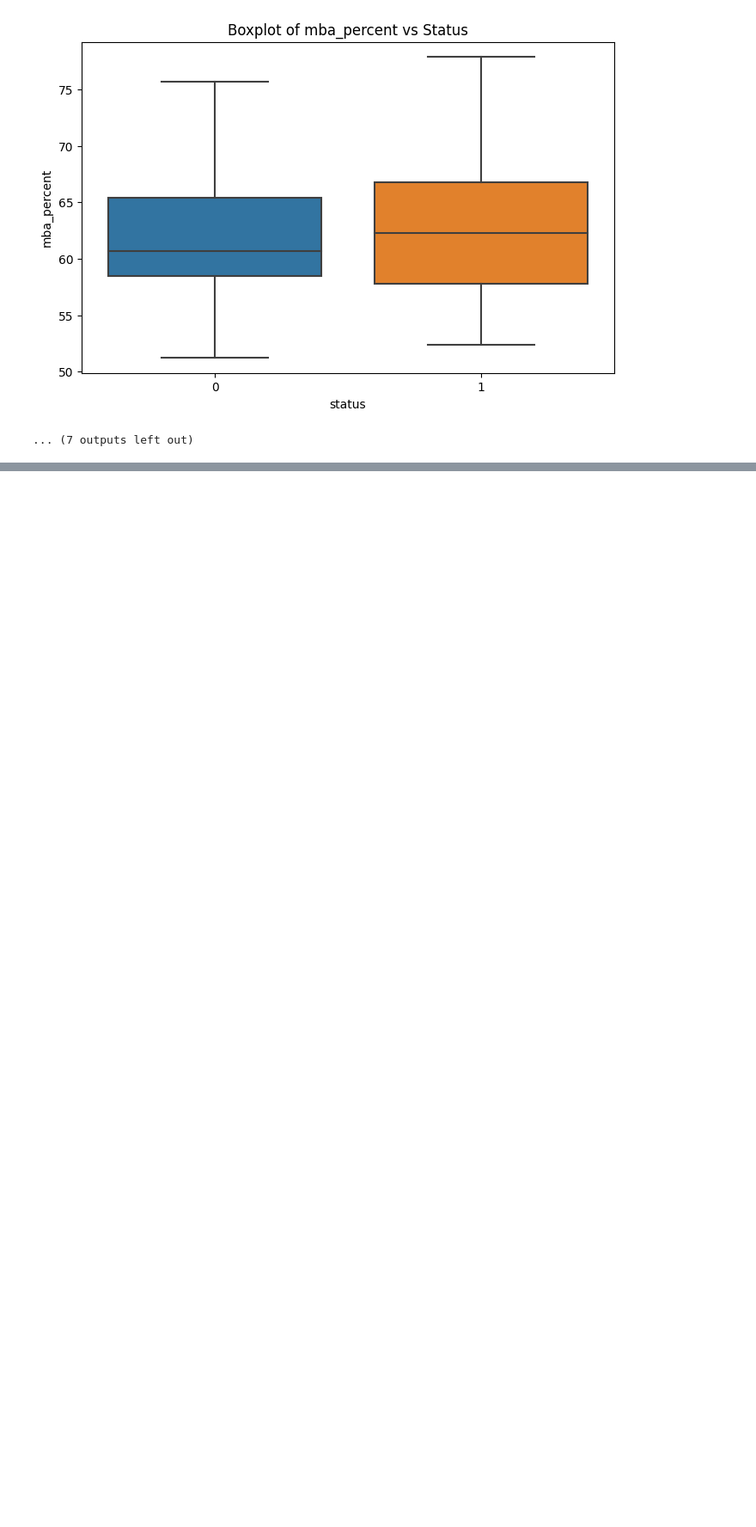
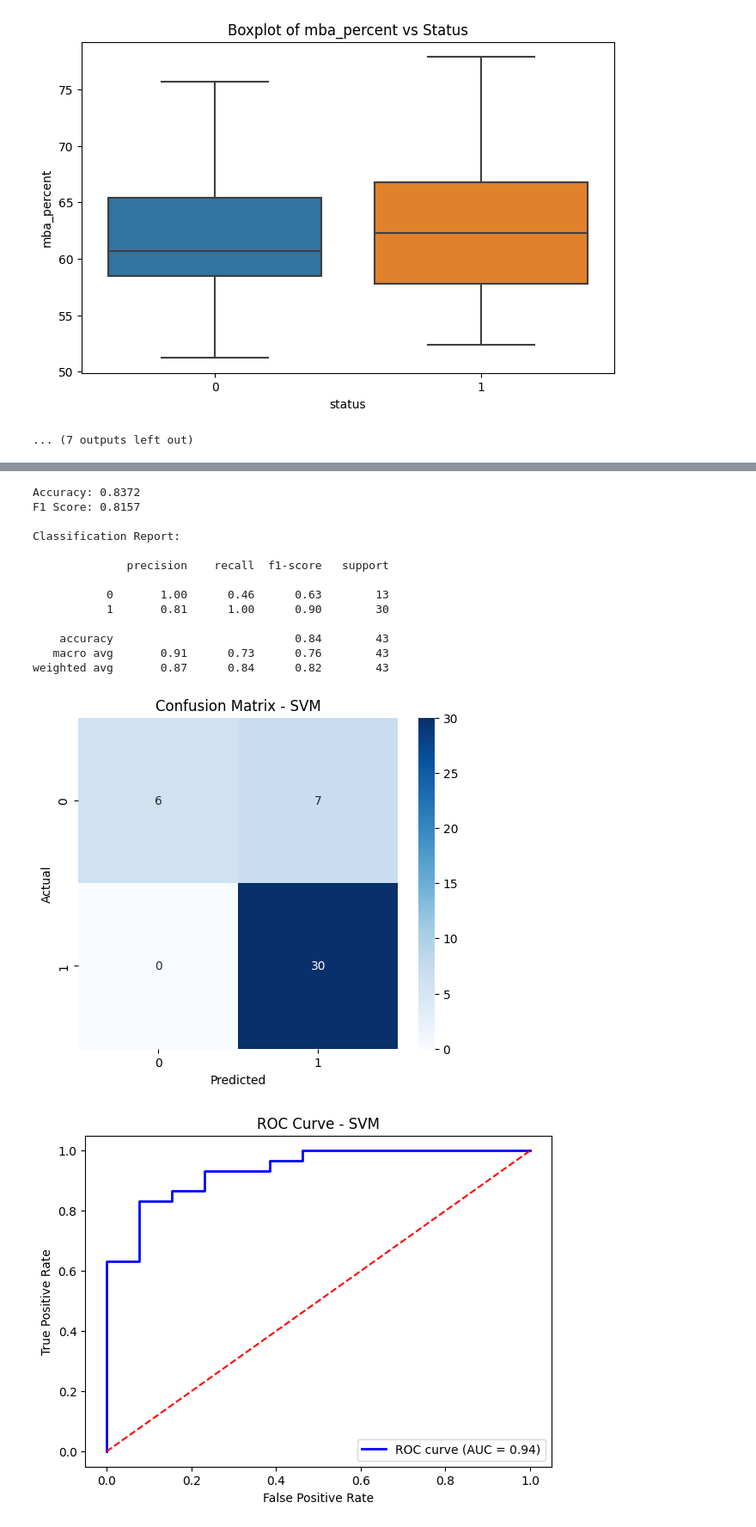
Before and after one commit to AsifIkbal1/Job-Placement-Prediction-Using-Machine-Learning, a Jupyter notebook: research/trials.ipynb, the cells around one changed output, grey strips where cells are left out. Shown at 86% size. Cells and saved outputs as stored; diff of their text form; code cells hidden in the pictures; blank space fills up the shorter version.

```diff
--- a/research/trials.ipynb
+++ b/research/trials.ipynb
@@ -151,0 +414,68 @@ for col in numerical_columns:
+# %%
+# 1️⃣ Imports
+import matplotlib.pyplot as plt
+import seaborn as sns
+from sklearn.svm import SVC
+from sklearn.metrics import accuracy_score, f1_score, confusion_matrix, classification_report, roc_curve, auc
+import numpy as np
+
+# 2️⃣ Ensure contiguous arrays to avoid memory issues
+X_train = np.ascontiguousarray(X_train)
+X_test = np.ascontiguousarray(X_test)
+y_train = np.ascontiguousarray(y_train)
+y_test = np.ascontiguousarray(y_test)
+
+# 3️⃣ Initialize SVM (with probability=True for ROC curve)
+svm_model = SVC(kernel='rbf', probability=True, random_state=42)
+svm_model.fit(X_train, y_train)
+
+# 4️⃣ Predictions
+y_pred = svm_model.predict(X_test)
+y_prob = svm_model.predict_proba(X_test)[:, 1]  # Probability for ROC (binary classification)
+
+# 5️⃣ Metrics
+acc = accuracy_score(y_test, y_pred)
+f1 = f1_score(y_test, y_pred, average='weighted')
+
+print(f"Accuracy: {acc:.4f}")
+print(f"F1 Score: {f1:.4f}\n")
+print("Classification Report:\n")
+print(classification_report(y_test, y_pred))
+
+# 6️⃣ Confusion Matrix
+cm = confusion_matrix(y_test, y_pred)
+plt.figure(figsize=(6,5))
+sns.heatmap(cm, annot=True, fmt='d', cmap='Blues')
+plt.title("Confusion Matrix - SVM")
+plt.xlabel("Predicted")
+plt.ylabel("Actual")
+plt.show()
+
+# 7️⃣ ROC Curve
+fpr, tpr, thresholds = roc_curve(y_test, y_prob)
+roc_auc = auc(fpr, tpr)
+
+plt.figure(figsize=(7,5))
+plt.plot(fpr, tpr, color='blue', lw=2, label=f'ROC curve (AUC = {roc_auc:.2f})')
+plt.plot([0,1], [0,1], color='red', linestyle='--')
+plt.xlabel('False Positive Rate')
+plt.ylabel('True Positive Rate')
+plt.title('ROC Curve - SVM')
+plt.legend(loc="lower right")
+plt.show()
+# %% [output]
+Accuracy: 0.8372
+F1 Score: 0.8157
+
+Classification Report:
+
+              precision    recall  f1-score   support
+
+           0       1.00      0.46      0.63        13
+           1       0.81      1.00      0.90        30
+
+    accuracy                           0.84        43
+   macro avg       0.91      0.73      0.76        43
+weighted avg       0.87      0.84      0.82        43
+[figure, added]
+[figure, added]
```
Also changed, not shown: parts of 11 cells of this notebook, 2 other files.
